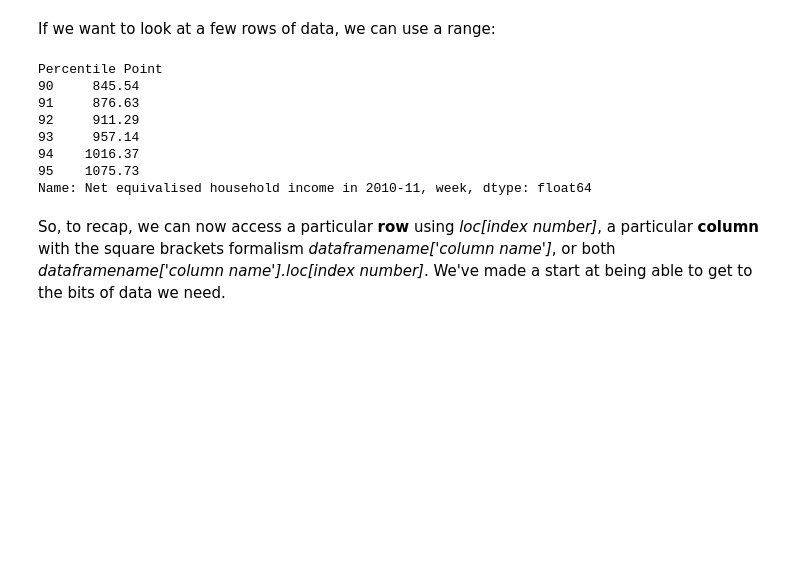
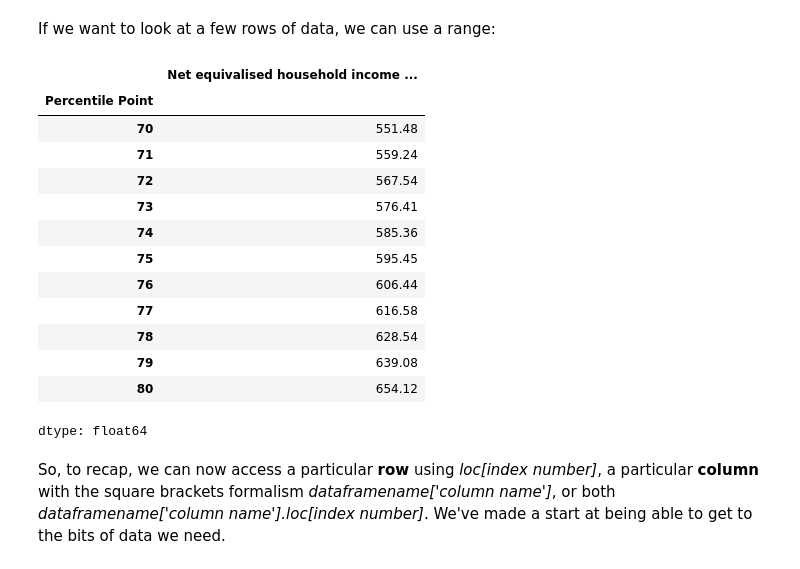
Before and after one commit to yuhengding1206/QM2-2024, a Jupyter notebook: notebooks/W02. Pandas.ipynb, the cells around one changed output. Cells and saved outputs as stored; diff of their text form; code cells hidden in the pictures; blank space fills up the shorter version.

```diff
--- a/notebooks/W02. Pandas.ipynb
+++ b/notebooks/W02. Pandas.ipynb
@@ -166,16 +179,22 @@ we're taking the "smallDataFrame" object as an implicit (or hidden) output
 # %% [markdown]
 If we want to look at a few rows of data, we can use a range:
 # %%
-income['Net equivalised household income in 2010-11, week'].loc[90:95]
+income['Net equivalised household income in 2010-11, week'].loc[70:80]
 # %% [output]
+|  | Net equivalised household income ... |
+| Percentile Point |  |
+| 70 | 551.48 |
+| 71 | 559.24 |
+| 72 | 567.54 |
+| 73 | 576.41 |
+| 74 | 585.36 |
+| 75 | 595.45 |
+| 76 | 606.44 |
+| 77 | 616.58 |
+| 78 | 628.54 |
+| 79 | 639.08 |
+| 80 | 654.12 |
-Percentile Point
-90     845.54
-91     876.63
-92     911.29
-93     957.14
-94    1016.37
-95    1075.73
-Name: Net equivalised household income in 2010-11, week, dtype: float64
+dtype: float64
 # %% [markdown]
 So, to recap, we can now access a particular **row** using *loc[index number]*, a particular **column** with the square brackets formalism *dataframename['column name']*, or both *dataframename['column name'].loc[index number]*. We've made a start at being able to get to the bits of data we need.
 # %% [markdown]
```
Also changed, not shown: parts of 13 cells of this notebook.
